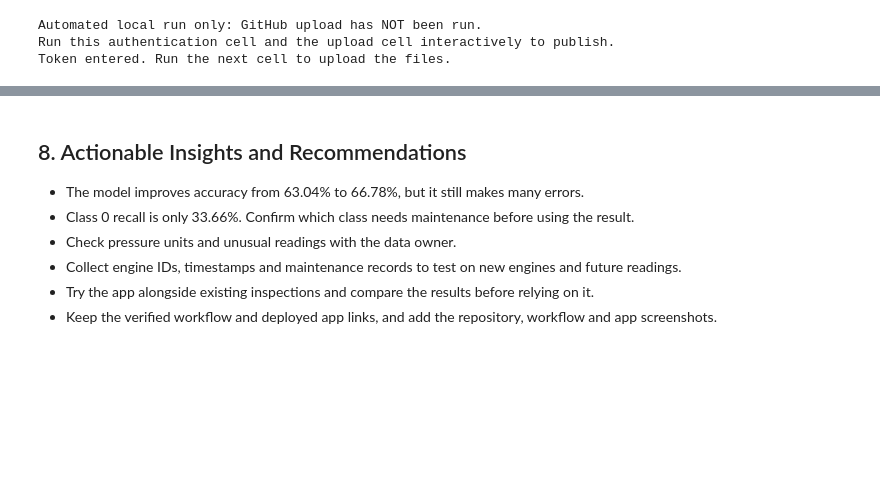
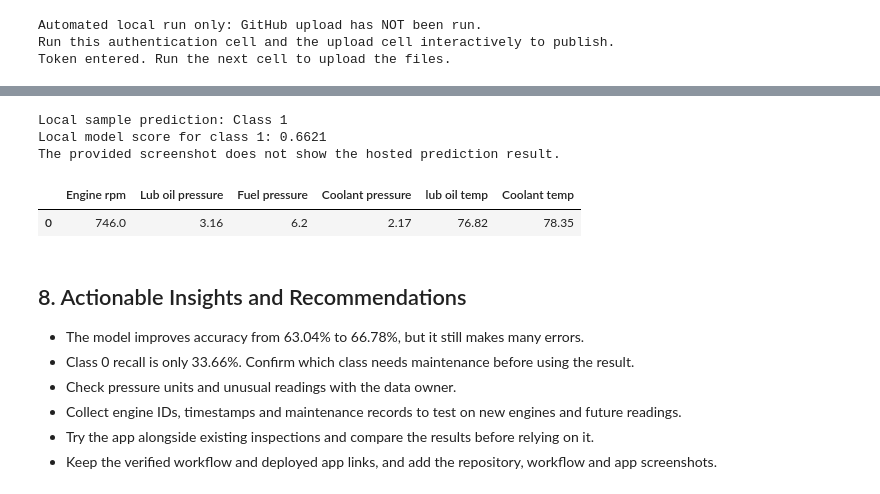
Before and after one commit to ggajayant/maintenance-prediction, a Jupyter notebook: Capstone Project/Capstone Project.ipynb, the cells around one changed output, grey strips where cells are left out. Drawn from its saved outputs; the diff is of its cells as text; code cells hidden in the pictures; blank space fills up the shorter version.

```diff
--- a/Capstone Project/Capstone Project.ipynb
+++ b/Capstone Project/Capstone Project.ipynb
@@ -1390,3 +1438,23 @@ print("Hosted workflow and Streamlit evidence: still to be verified.")
+# %%
+# Check the values visible in the supplied Streamlit screenshot.
+from pathlib import Path
+import joblib
+import pandas as pd
+sample_input = pd.DataFrame([{
+    "Engine rpm": 746.0, "Lub oil pressure": 3.16, "Fuel pressure": 6.20,
+    "Coolant pressure": 2.17, "lub oil temp": 76.82, "Coolant temp": 78.35
+}])
+sample_model = joblib.load(project_folder / "artifacts/models/best_model.joblib")
+print("Local sample prediction: Class", int(sample_model.predict(sample_input)[0]))
+print("Local model score for class 1:", round(float(sample_model.predict_proba(sample_input)[0, 1]), 4))
+print("The provided screenshot does not show the hosted prediction result.")
+display(sample_input)
+# %% [output]
+Local sample prediction: Class 1
+Local model score for class 1: 0.6621
+The provided screenshot does not show the hosted prediction result.
+|  | Engine rpm | Lub oil pressure | Fuel pressure | Coolant pressure | lub oil temp | Coolant temp |
+| 0 | 746.0 | 3.16 | 6.2 | 2.17 | 76.82 | 78.35 |
 # %% [markdown]
 ## 8. Actionable Insights and Recommendations
 
```
Also changed, not shown: parts of 8 cells of this notebook.
